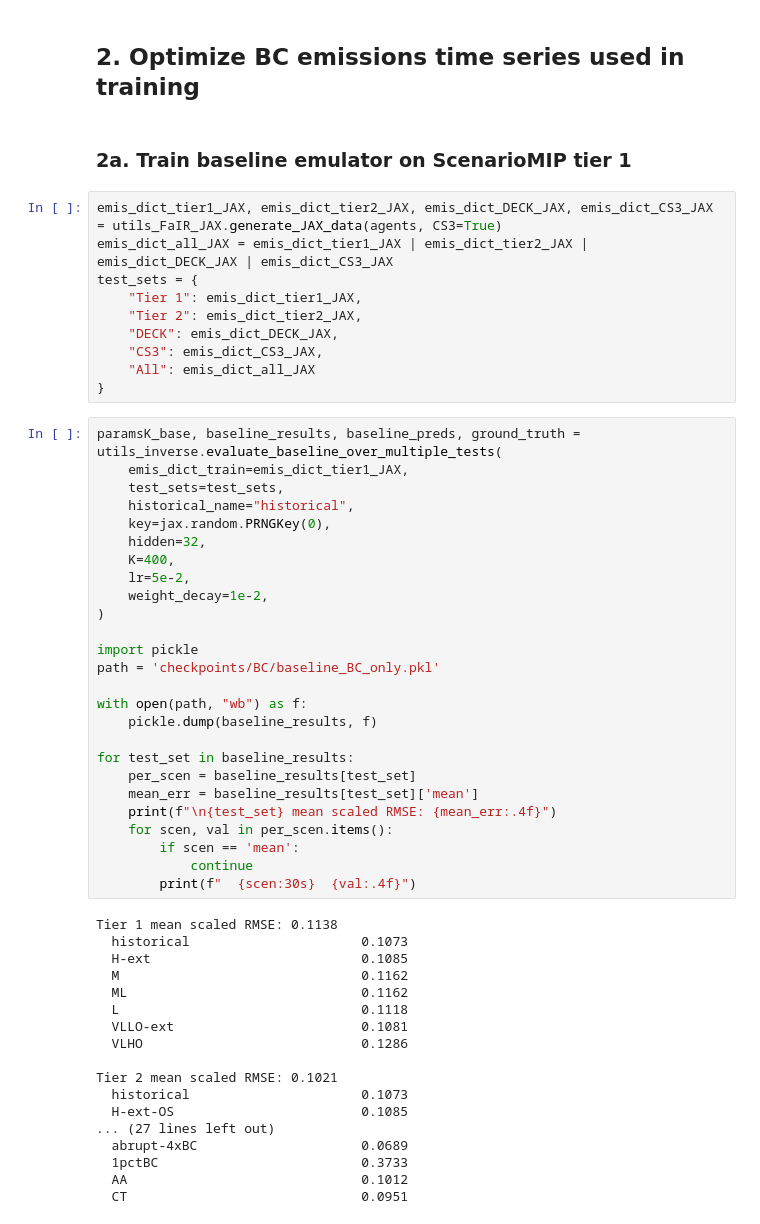
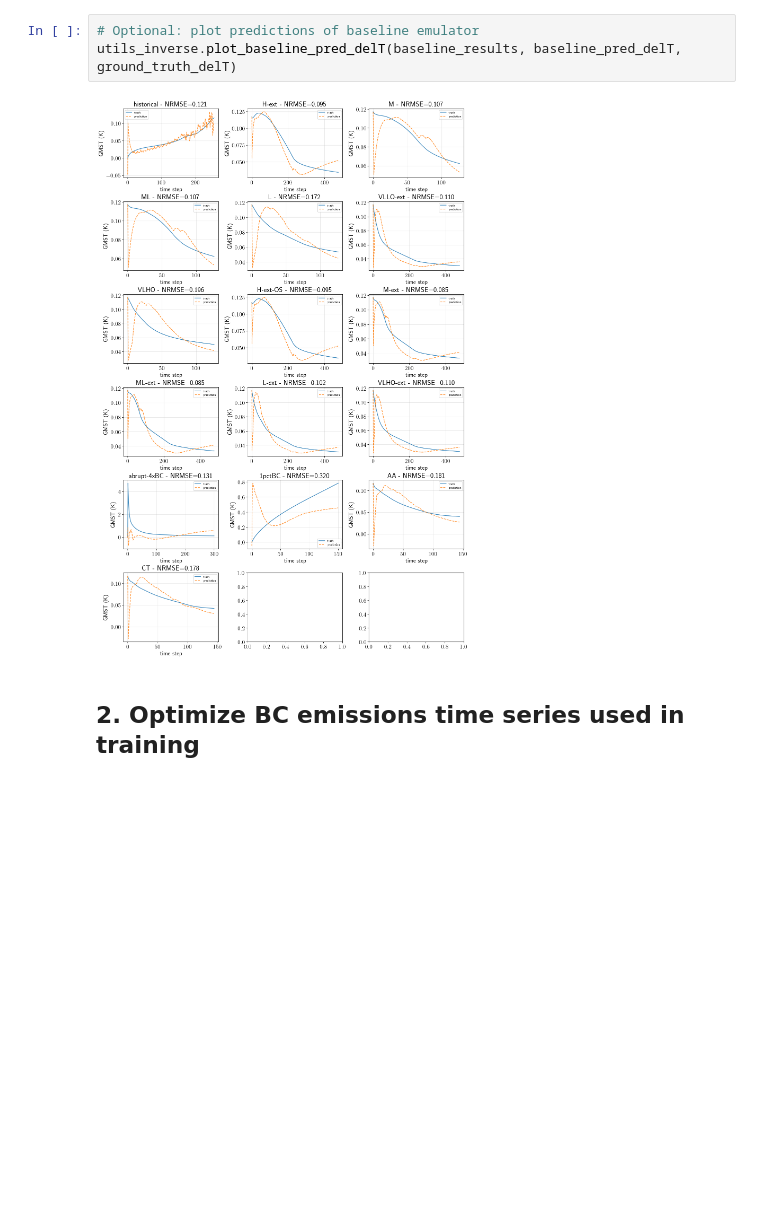
Before and after one commit to cbwomack/Emulator_Training_Data, a Jupyter notebook: 3e_inverse_BC_only.ipynb, the cells around one changed output. Saved outputs shown, nothing was run; the diff lists cells and outputs as text; blank space fills up the shorter version.

```diff
--- a/3e_inverse_BC_only.ipynb
+++ b/3e_inverse_BC_only.ipynb
@@ -44,58 +50,7 @@ utils_inverse.test_get_grad(test_scen, params0, emis_dict_train_JAX, train_data,
+# %%
+# Optional: plot predictions of baseline emulator
+utils_inverse.plot_baseline_pred_delT(baseline_results, baseline_pred_delT, ground_truth_delT)
+# %% [output]
+[figure, added]
 # %% [markdown]
 ## 2. Optimize BC emissions time series used in training
-# %% [markdown]
-### 2a. Train baseline emulator on ScenarioMIP tier 1
-# %%
-emis_dict_tier1_JAX, emis_dict_tier2_JAX, emis_dict_DECK_JAX, emis_dict_CS3_JAX = utils_FaIR_JAX.generate_JAX_data(agents, CS3=True)
-emis_dict_all_JAX = emis_dict_tier1_JAX | emis_dict_tier2_JAX | emis_dict_DECK_JAX | emis_dict_CS3_JAX
-test_sets = {
-    "Tier 1": emis_dict_tier1_JAX,
-    "Tier 2": emis_dict_tier2_JAX,
-    "DECK": emis_dict_DECK_JAX,
-    "CS3": emis_dict_CS3_JAX,
-    "All": emis_dict_all_JAX
-}
-# %%
-paramsK_base, baseline_results, baseline_preds, ground_truth = utils_inverse.evaluate_baseline_over_multiple_tests(
-    emis_dict_train=emis_dict_tier1_JAX,
-    test_sets=test_sets,
-    historical_name="historical",
-    key=jax.random.PRNGKey(0),
-    hidden=32,
-    K=400,
-    lr=5e-2,
-    weight_decay=1e-2,
-)
-
-import pickle
-path = 'checkpoints/BC/baseline_BC_only.pkl'
-
-with open(path, "wb") as f:
-    pickle.dump(baseline_results, f)
-
-for test_set in baseline_results:
-    per_scen = baseline_results[test_set]
-    mean_err = baseline_results[test_set]['mean']
-    print(f"\n{test_set} mean scaled RMSE: {mean_err:.4f}")
-    for scen, val in per_scen.items():
-        if scen == 'mean':
-            continue
-        print(f"  {scen:30s}  {val:.4f}")
-# %% [output]
-Tier 1 mean scaled RMSE: 0.1138
-  historical                      0.1073
-  H-ext                           0.1085
-  M                               0.1162
-  ML                              0.1162
-  L                               0.1118
-  VLLO-ext                        0.1081
-  VLHO                            0.1286
-
-Tier 2 mean scaled RMSE: 0.1021
-  historical                      0.1073
-  H-ext-OS                        0.1085
-... (27 lines left out)
-  abrupt-4xBC                     0.0689
-  1pctBC                          0.3733
-  AA                              0.1012
-  CT                              0.0951
```
Also changed, not shown: parts of 45 cells of this notebook, 30 other files.
